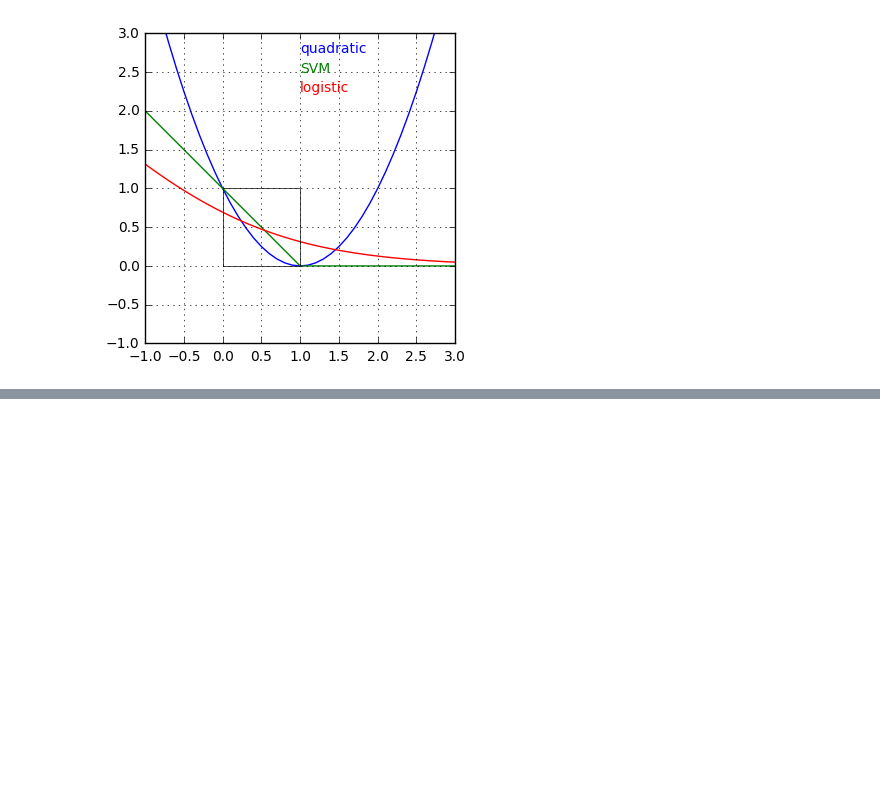
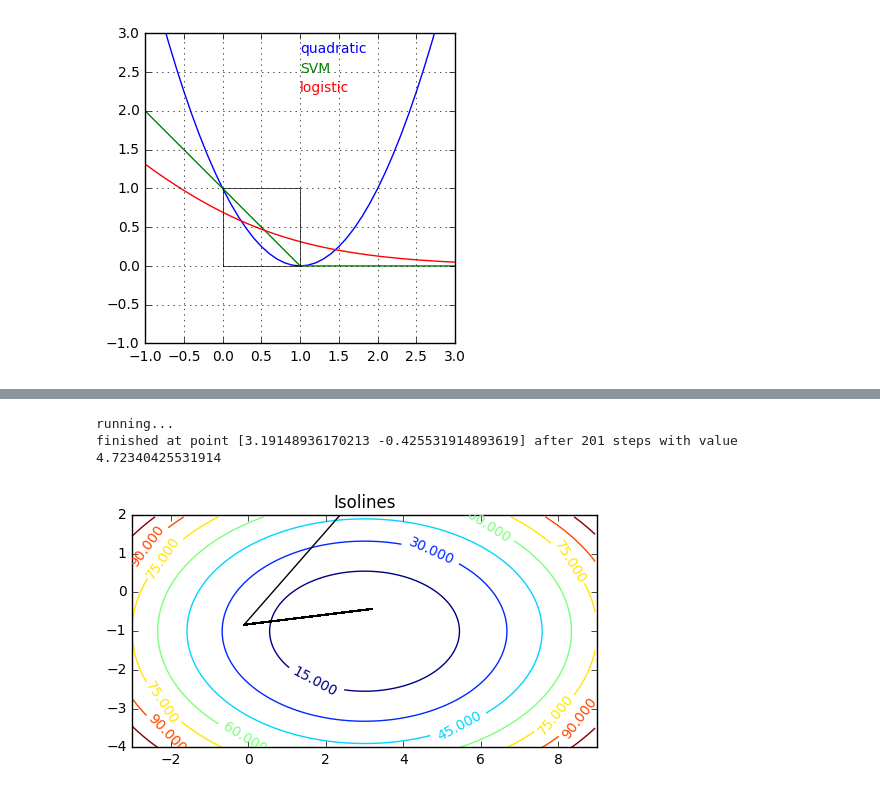
Before and after one commit to v-sopov/renju, a Jupyter notebook: lab_solution.ipynb, the cells around one changed output, grey strips where cells are left out. Cells and saved outputs as stored; diff of their text form; code cells hidden in the pictures; blank space fills up the shorter version.

```diff
--- a/lab_solution.ipynb
+++ b/lab_solution.ipynb
@@ -125,0 +322,31 @@ plt.show()
+# %%
+step = 0.02
+start = [5.0, 5.0] # shoud be random
+symbols = sympy.symbols('x0:2')
+f = sympy.poly(2*(symbols[0] - 3)**2 + 5*(symbols[1]+1)**2 + 3)
+print('running...')
+log = []
+result = steepest_descent(symbols, f, start, step, points_log=log, steps_max_number=100)
+print('finished at point', result, 'after', len(log), 'steps with value', f.eval(result.tolist()))
+# %% [output]
+running...
+finished at point [3.19148936170213 -0.425531914893619] after 201 steps with value 4.72340425531914
+# %%
+x = np.arange(-3, 9, 0.05)
+y = np.arange(-4, 2, 0.05)
+xgrid, ygrid = np.meshgrid(x, y)
+eval_func = np.vectorize(lambda x, y: f.eval((x, y)))
+zgrid = eval_func(xgrid, ygrid)
+plt.hold(True)
+CS = plt.contour(xgrid, ygrid, zgrid)
+plt.clabel(CS, inline=1, fontsize=10)
+plt.title('Isolines')
+x = [p[0] for p in log]
+y = [p[1] for p in log]
+plt.plot(x, y, 'k-')
+plt.axis([-3, 9, -4, 2])
+plt.axes().set_aspect('equal', adjustable='box')
+plt.hold(False)
+plt.show()
+# %% [output]
+[figure, added]
```
Also changed, not shown: parts of 25 cells of this notebook.
